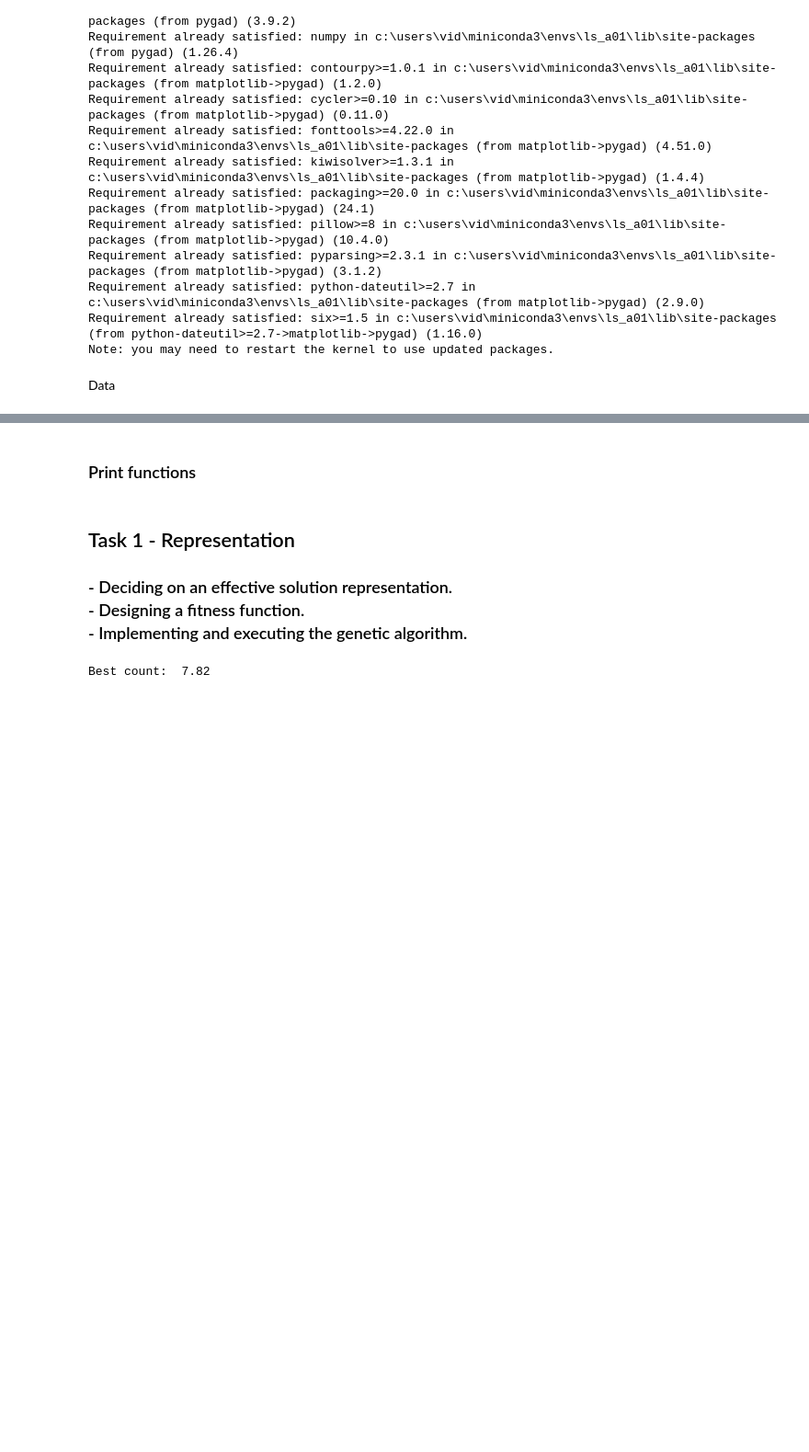
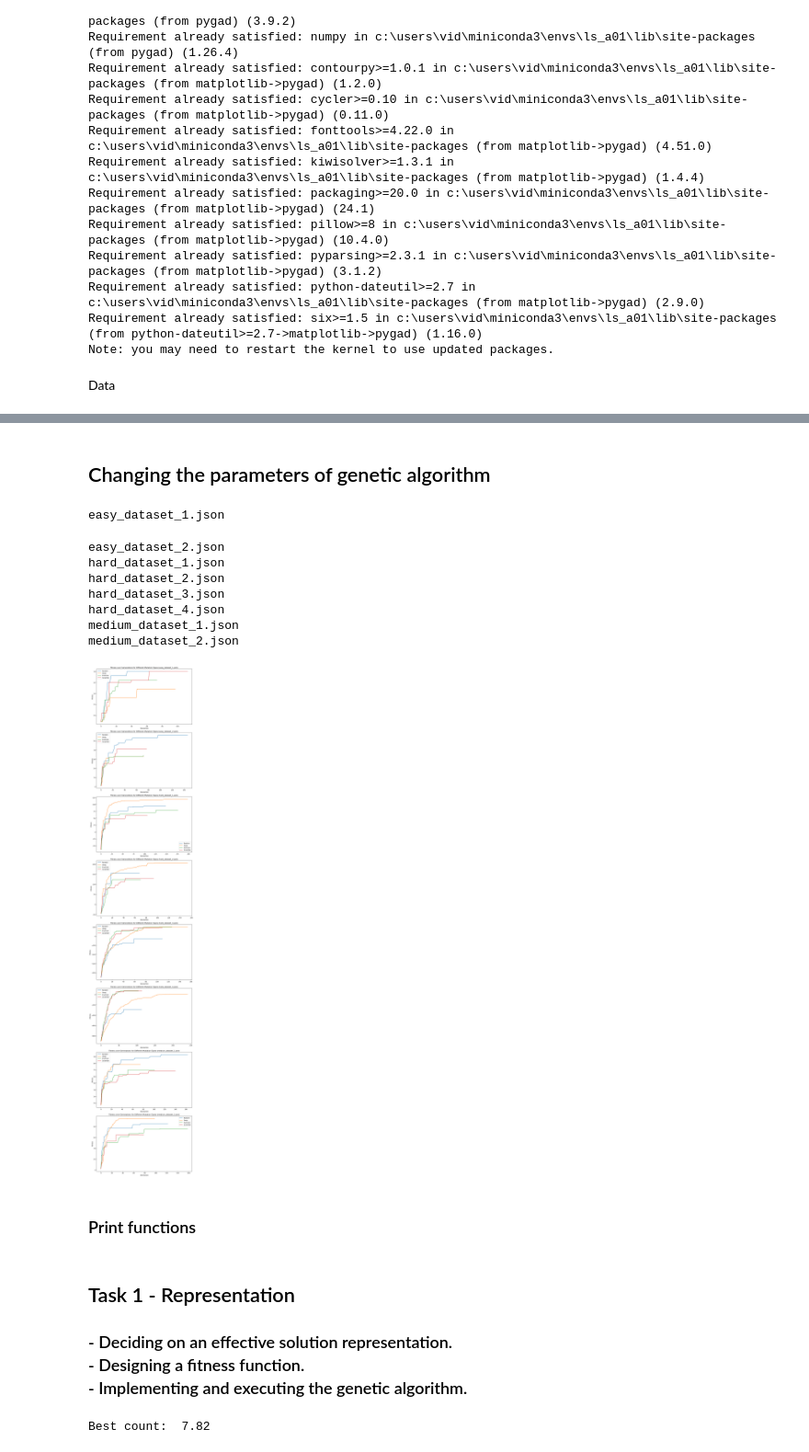
Before and after one commit to ekoface/IS_seminar, a Jupyter notebook: Seminar_1.ipynb, the cells around one changed output, grey strips where cells are left out. Shown at 92% size. Drawn from its saved outputs; the diff is of its cells as text; code cells hidden in the pictures; blank space fills up the shorter version.

```diff
--- a/Seminar_1.ipynb
+++ b/Seminar_1.ipynb
@@ -48,3 +156,75 @@ A = np.array(data['authorship'])
+# %% [markdown]
+<h2>Changing the parameters of genetic algorithm </h2>
+# %%
+import pygad
+import numpy as np
+import matplotlib.pyplot as plt
+
+
+def run_ga_and_plot_fitness(dataset_name, mutation_funcs, mutation_names, fitnes_penalty, initial_pop, num_generations, num_parents_mating, population_size,fitness_function):
+    fitness_history = {name: [] for name in mutation_names}
+
+    for mutation_func, name in zip(mutation_funcs, mutation_names):
+        ga_instance = pygad.GA(
+            num_generations=num_generations,
+            num_parents_mating=num_parents_mating,
+            fitness_func=fitness_function,
+            sol_per_pop=population_size,
+            num_genes=num_reviewers * num_papers,
+            initial_population=initial_pop,
+            crossover_type="single_point",
+            mutation_type=mutation_func,
+            mutation_probability=0.05,
+            gene_type=int,
+            gene_space=[0, 1],
+            stop_criteria="saturate_50",
+            parent_selection_type="tournament"
+        )
+
+        ga_instance.run()
+        fitness_history[name] = ga_instance.best_solutions_fitness
+
+    return fitness_history
+
+# Example usage
+num_generations = 100
+population_size = 50
+num_parents_mating = 10
+num_reviewers = 5
+num_papers = 5
+
+# Assuming other variables like P, F, A, fitnes_penalty, initial_pop are already defined
+
+mutation_funcs = ["random", "swap", "inversion", "scramble"]
+mutation_names = ["Random", "Swap", "Inversion", "Scramble"]
+
+# Create subplots
+num_datasets = len(data)
+fig, axes = plt.subplots(num_datasets, 1, figsize=(10, 6 * num_datasets))
+
+for ax, (key, dataset) in zip(axes, data.items()):
+    print(key)
+    fitness_history = run_ga_and_plot_fitness(key, mutation_funcs, mutation_names, dataset.fitness_penalty, dataset.initial_pop, dataset.num_generations, dataset.num_parents_mating, dataset.population_size,dataset.fitness_function)
+
+    for name in mutation_names:
+        ax.plot(fitness_history[name], label=name)
+    ax.set_xlabel("Generation")
+    ax.set_ylabel("Fitness")
+    ax.set_title(f"Fitness over Generations for Different Mutation Types ({key})")
+    ax.legend()
+
+plt.tight_layout()
+plt.show()
+# %% [output]
+easy_dataset_1.json
+easy_dataset_2.json
+hard_dataset_1.json
+hard_dataset_2.json
+hard_dataset_3.json
+hard_dataset_4.json
+medium_dataset_1.json
+medium_dataset_2.json
+[figure, added]
 # %% [markdown]
 <h3> Print functions </h3>
 # %%
```
Also changed, not shown: parts of 8 cells of this notebook.
